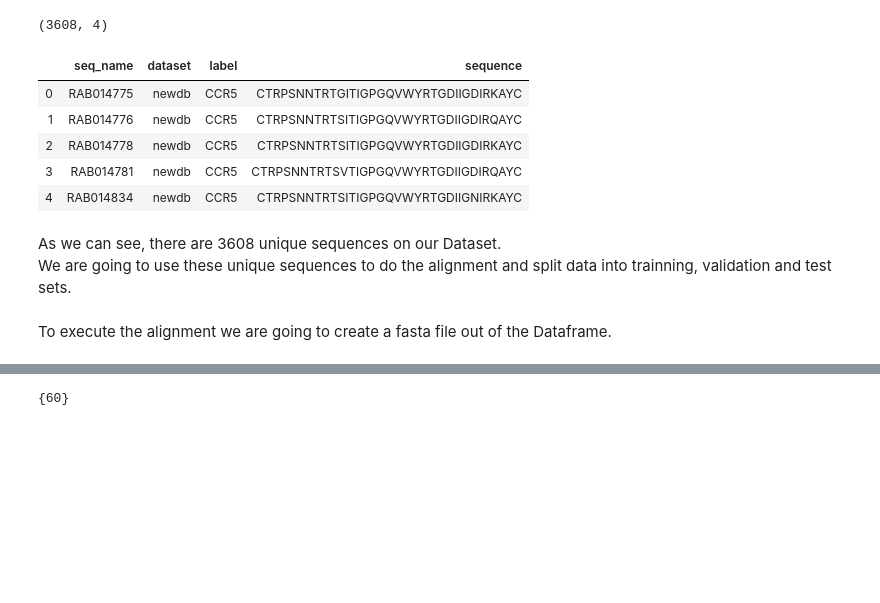
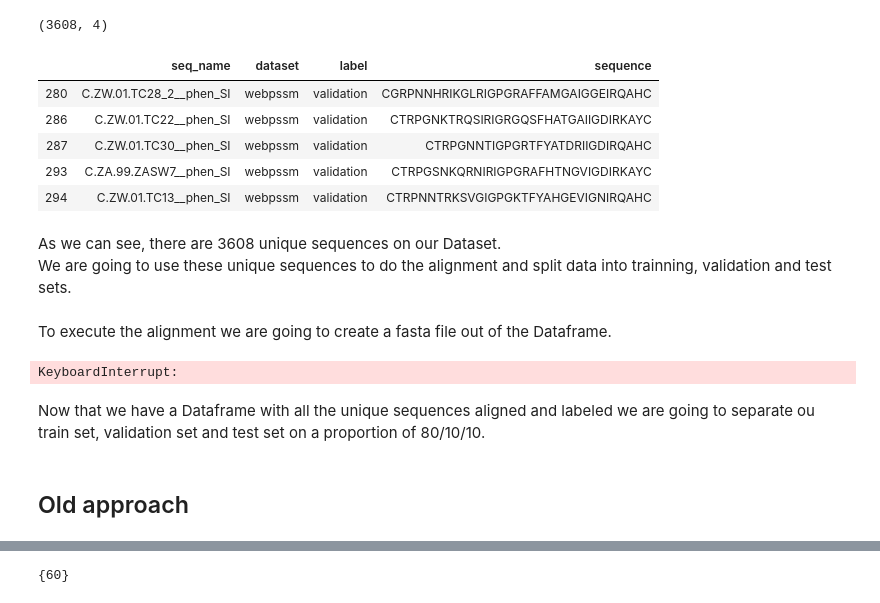
Before and after one commit to GabrielSGoncalves/DeepTropism, a Jupyter notebook: DeepTropism_study.ipynb, the cells around one changed output, grey strips where cells are left out. Cells and saved outputs as stored; diff of their text form; code cells hidden in the pictures; blank space fills up the shorter version.

```diff
--- a/DeepTropism_study.ipynb
+++ b/DeepTropism_study.ipynb
@@ -173,3 +174,6 @@ df_datasets.head(10)
 | 7 | RAB553911 | newdb | CCR5 | CERPNNNTRRSIQIGPGRAWFEAEDIIGDIRKAHC |
 | 8 | RAB553912 | newdb | CCR5 | CTRPNDNTRKSINIAPGRAFYATGDIIGDIRQAHC |
 | 9 | RAB553913 | newdb | CCR5 | CTRPNNNTRKGIHMGPGRAIYTTDIIGDIRQAHC |
+# %%
+df_datasets_validation = df_datasets[df_datasets.label == 'validation']
+df_datasets_validation.head(10)
@@ -175,0 +196,8 @@ df_datasets.head(10)
+# %%
+def label_validation_dataset(row):
+    if 'NSI' in row.seq_name:
+        return 'CCR5'
+    elif 'SI' in row.seq_name:
+        return 'CXCR4'
+# %%
+df_datasets_validation['label'] = df_datasets_validation.apply(label_validation_dataset, axis=1)
@@ -175,0 +229,3 @@ df_datasets.head(10)
+# %%
+# Now concatenate the parsed df_datasets_validation to df_datasets
+df_datasets = pd.concat([df_datasets[df_datasets.label != 'validation'], df_datasets_validation])
@@ -245,14 +313,14 @@ df_unique_seqs.shape
 # %% [output]
 (3608, 4)
 # %%
-df_unique_seqs.head()
+df_unique_seqs[df_unique_seqs.label == 'validation'].head()
 # %% [output]
 |  | seq_name | dataset | label | sequence |
-| 0 | RAB014775 | newdb | CCR5 | CTRPSNNTRTGITIGPGQVWYRTGDIIGDIRKAYC |
-| 1 | RAB014776 | newdb | CCR5 | CTRPSNNTRTSITIGPGQVWYRTGDIIGDIRQAYC |
-| 2 | RAB014778 | newdb | CCR5 | CTRPSNNTRTSITIGPGQVWYRTGDIIGDIRKAYC |
-| 3 | RAB014781 | newdb | CCR5 | CTRPSNNTRTSVTIGPGQVWYRTGDIIGDIRQAYC |
-| 4 | RAB014834 | newdb | CCR5 | CTRPSNNTRTSITIGPGQVWYRTGDIIGNIRKAYC |
+| 280 | C.ZW.01.TC28_2__phen_SI | webpssm | validation | CGRPNNHRIKGLRIGPGRAFFAMGAIGGEIRQAHC |
+| 286 | C.ZW.01.TC22__phen_SI | webpssm | validation | CTRPGNKTRQSIRIGRGQSFHATGAIIGDIRKAYC |
+| 287 | C.ZW.01.TC30__phen_SI | webpssm | validation | CTRPGNNTIGPGRTFYATDRIIGDIRQAHC |
+| 293 | C.ZA.99.ZASW7__phen_SI | webpssm | validation | CTRPGSNKQRNIRIGPGRAFHTNGVIGDIRKAYC |
+| 294 | C.ZW.01.TC13__phen_SI | webpssm | validation | CTRPNNTRKSVGIGPGKTFYAHGEVIGNIRQAHC |
 # %% [markdown]
 As we can see, there are 3608 unique sequences on our Dataset.<br>
 We are going to use these unique sequences to do the alignment and split data into trainning, validation and test sets.<br><br>
@@ -269 +337,11 @@ os.system('/home/gabriel/Documents/Bioinformatics/muscle3.8.31_i86linux64 -in da
+# %%
+# Creating Dataframe from Muscle aligned output
+df_aligned = pd.read_csv('datasets/',sep='\t',
+                       names=['seq_name', 'dataset', 'label', 'sequence'])
+# %% [output]
+KeyboardInterrupt:
+# %% [markdown]
+Now that we have a Dataframe with all the unique sequences aligned and labeled we are going to separate ou train set, validation set and test set on a proportion of 80/10/10.
+# %% [markdown]
+## Old approach
 # %%
```
Also changed, not shown: parts of 58 cells of this notebook, 10 other files.
